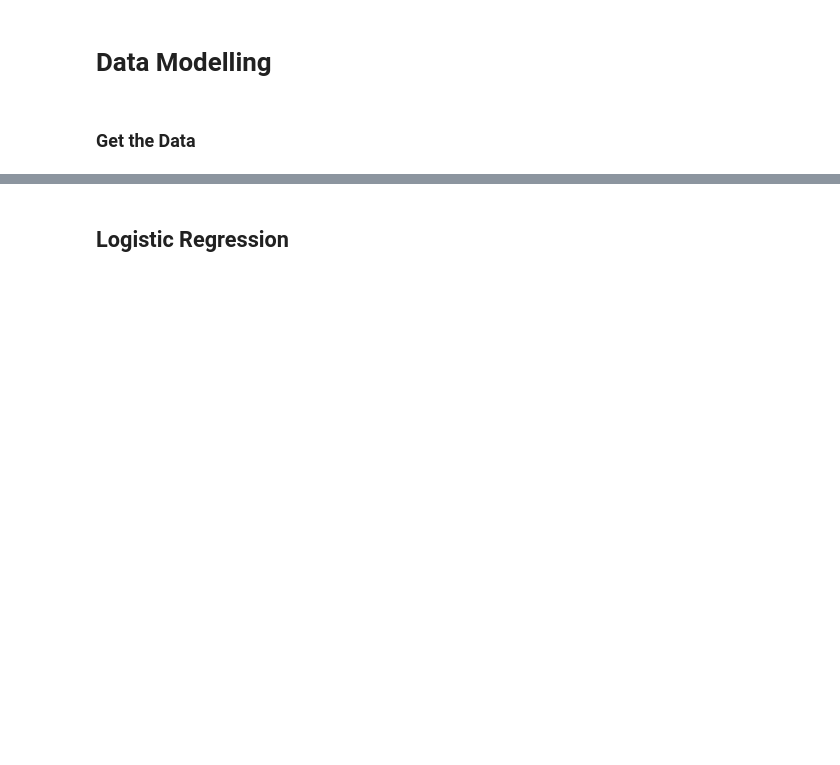
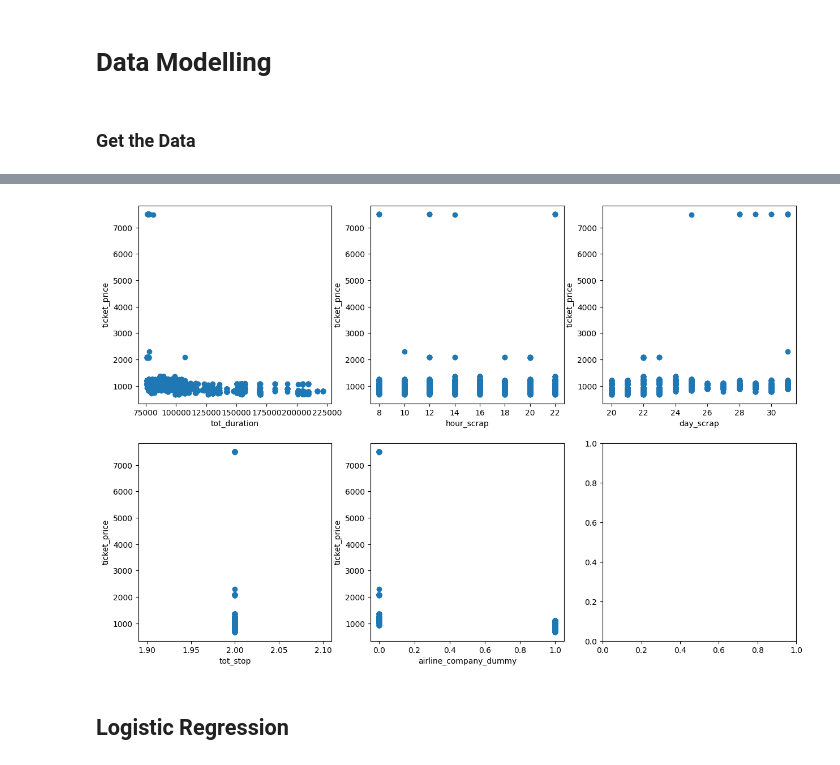
Before and after one commit to adelindonesia/project, a Jupyter notebook: second_version/data_model/data_model.ipynb, the cells around one changed output, grey strips where cells are left out. Cells and saved outputs as stored; diff of their text form; code cells hidden in the pictures; blank space fills up the shorter version.

```diff
--- a/second_version/data_model/data_model.ipynb
+++ b/second_version/data_model/data_model.ipynb
@@ -208,6 +207,10 @@ def scatter_plot(df = df1):
     axs[1, 1].set_ylabel('ticket_price')
 
     plt.show()
+# %%
+scatter_plot()
+# %% [output]
+[figure, added]
 # %% [markdown]
 ## Logistic Regression
 # %%
```
Also changed, not shown: parts of 16 cells of this notebook, 7 other files.
